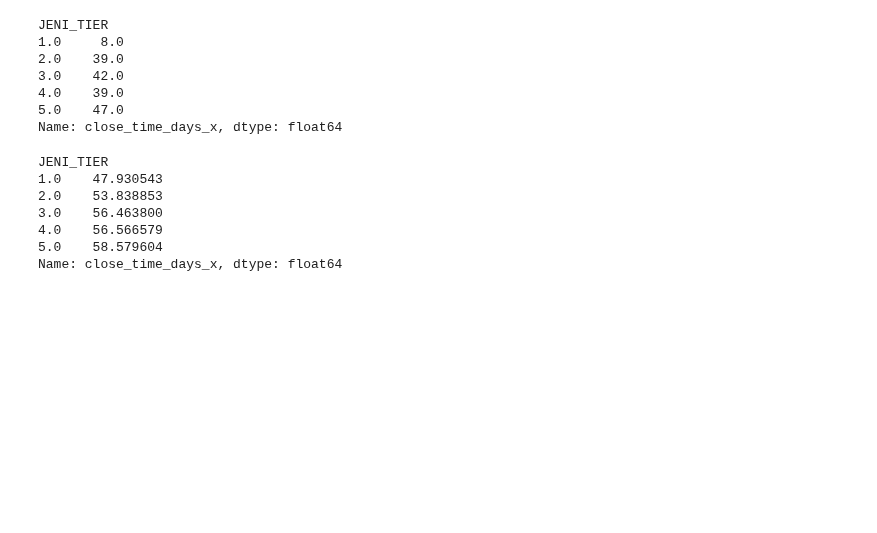
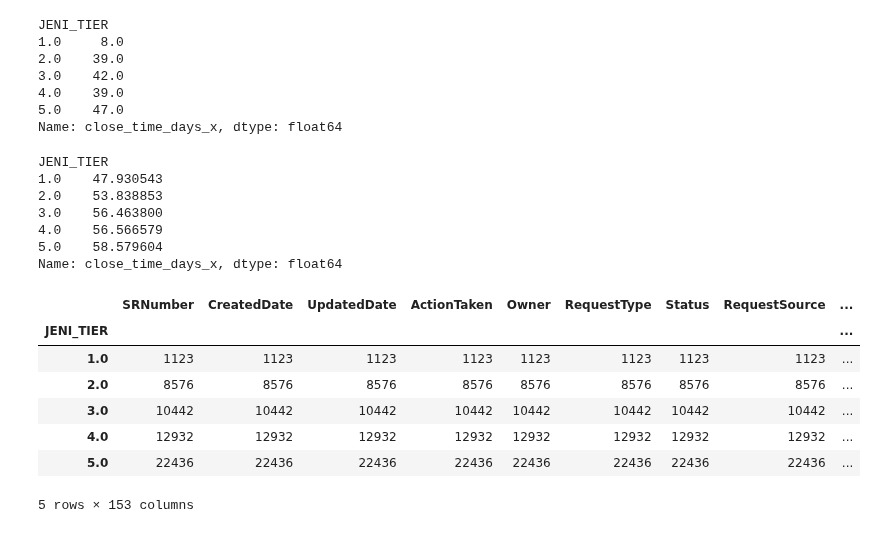
Before and after one commit to aeaiu/usable_ai_project, a Jupyter notebook: Notebooks/6_zip_visualization.ipynb, the cells around one changed output. Cells and saved outputs as stored; diff of their text form; code cells hidden in the pictures; blank space fills up the shorter version.

```diff
--- a/Notebooks/6_zip_visualization.ipynb
+++ b/Notebooks/6_zip_visualization.ipynb
@@ -113,3 +118,14 @@ JENI_TIER
 4.0    56.566579
 5.0    58.579604
 Name: close_time_days_x, dtype: float64
+# %%
+df[df["close_time_days_x"]<200].groupby("JENI_TIER").count()
+# %% [output]
+|  | SRNumber | CreatedDate | UpdatedDate | ActionTaken | Owner | RequestType | Status | RequestSource | ... |
+| JENI_TIER |  |  |  |  |  |  |  |  | ... |
+| 1.0 | 1123 | 1123 | 1123 | 1123 | 1123 | 1123 | 1123 | 1123 | ... |
+| 2.0 | 8576 | 8576 | 8576 | 8576 | 8576 | 8576 | 8576 | 8576 | ... |
+| 3.0 | 10442 | 10442 | 10442 | 10442 | 10442 | 10442 | 10442 | 10442 | ... |
+| 4.0 | 12932 | 12932 | 12932 | 12932 | 12932 | 12932 | 12932 | 12932 | ... |
+| 5.0 | 22436 | 22436 | 22436 | 22436 | 22436 | 22436 | 22436 | 22436 | ... |
+5 rows × 153 columns
```
Also changed, not shown: parts of 2 cells of this notebook, 1 other file.
